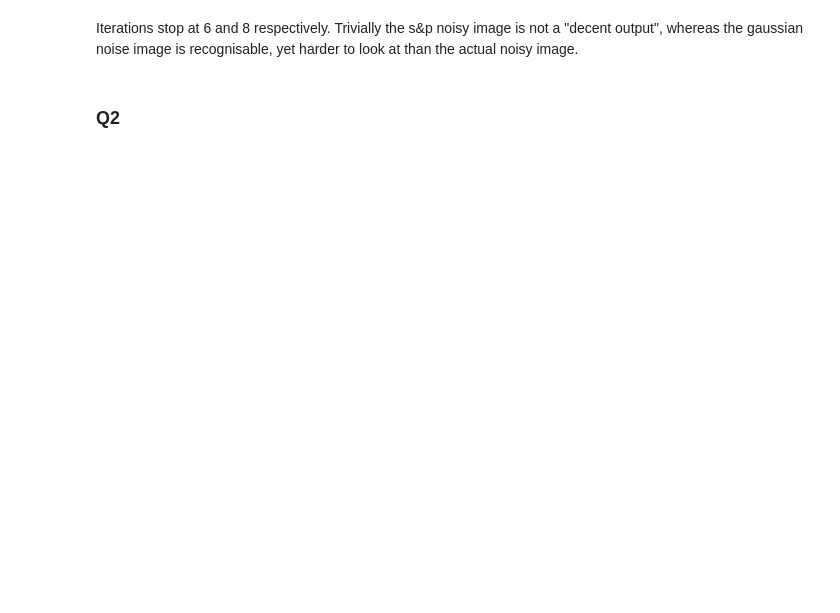
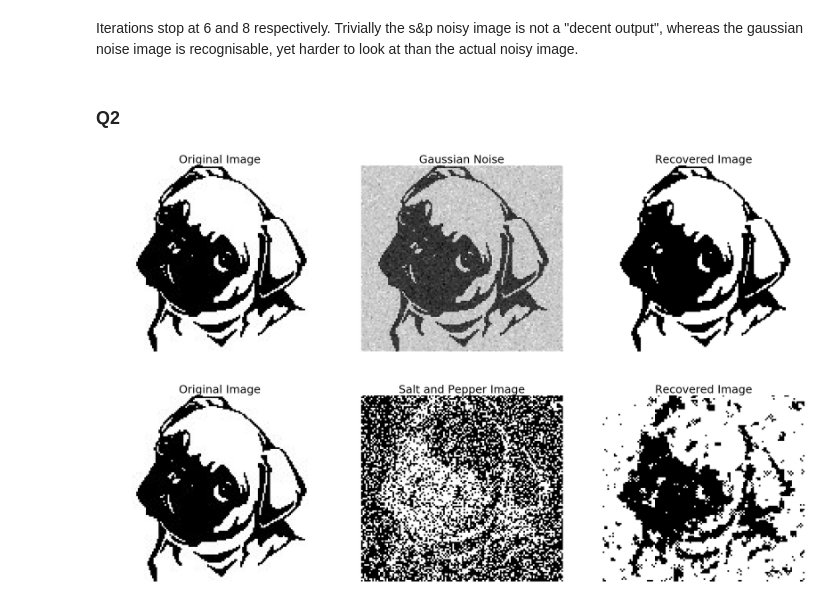
Before and after one commit to Briggybros/Uni-Machine-Learning, a Jupyter notebook: Inference/Inference.ipynb, the cells around one changed output. Drawn from its saved outputs; the diff is of its cells as text; code cells hidden in the pictures; blank space fills up the shorter version.

Commit message:
Add gibbs sampling code

```diff
--- a/Inference/Inference.ipynb
+++ b/Inference/Inference.ipynb
@@ -168,0 +217,47 @@ Iterations stop at 6 and 8 respectively. Trivially the s&p noisy image is not a
+# %%
+def L(x, y):
+    weight = -1.8
+    return np.multiply(np.multiply(x, y), weight)
+
+x = gibbs_sampling((im2 > 0.3).astype(float), 1)
+
+fig = plt.figure()
+ax = fig.add_subplot(131)
+ax.set_axis_off()
+ax.set_title("Original Image")
+ax.imshow(im, cmap='gray')
+
+ax2 = fig.add_subplot(132)
+ax2.set_axis_off()
+ax2.set_title("Gaussian Noise")
+ax2.imshow(im2, cmap='gray')
+
+ax3 = fig.add_subplot(133)
+ax3.set_axis_off()
+ax3.set_title("Recovered Image")
+ax3.imshow(x, cmap='gray')
+
+plt.show()
+
+x2 = gibbs_sampling(im3, 50, L)
+
+fig = plt.figure()
+ax = fig.add_subplot(131)
+ax.set_axis_off()
+ax.set_title("Original Image")
+ax.imshow(im, cmap='gray')
+
+ax2 = fig.add_subplot(132)
+ax2.set_axis_off()
+ax2.set_title("Salt and Pepper Image")
+ax2.imshow(im3, cmap='gray')
+
+ax3 = fig.add_subplot(133)
+ax3.set_axis_off()
+ax3.set_title("Recovered Image")
+ax3.imshow(x2, cmap='gray')
+
+plt.show()
+# %% [output]
+[figure, added]
+[figure, added]
```
Also changed, not shown: parts of 3 cells of this notebook.
